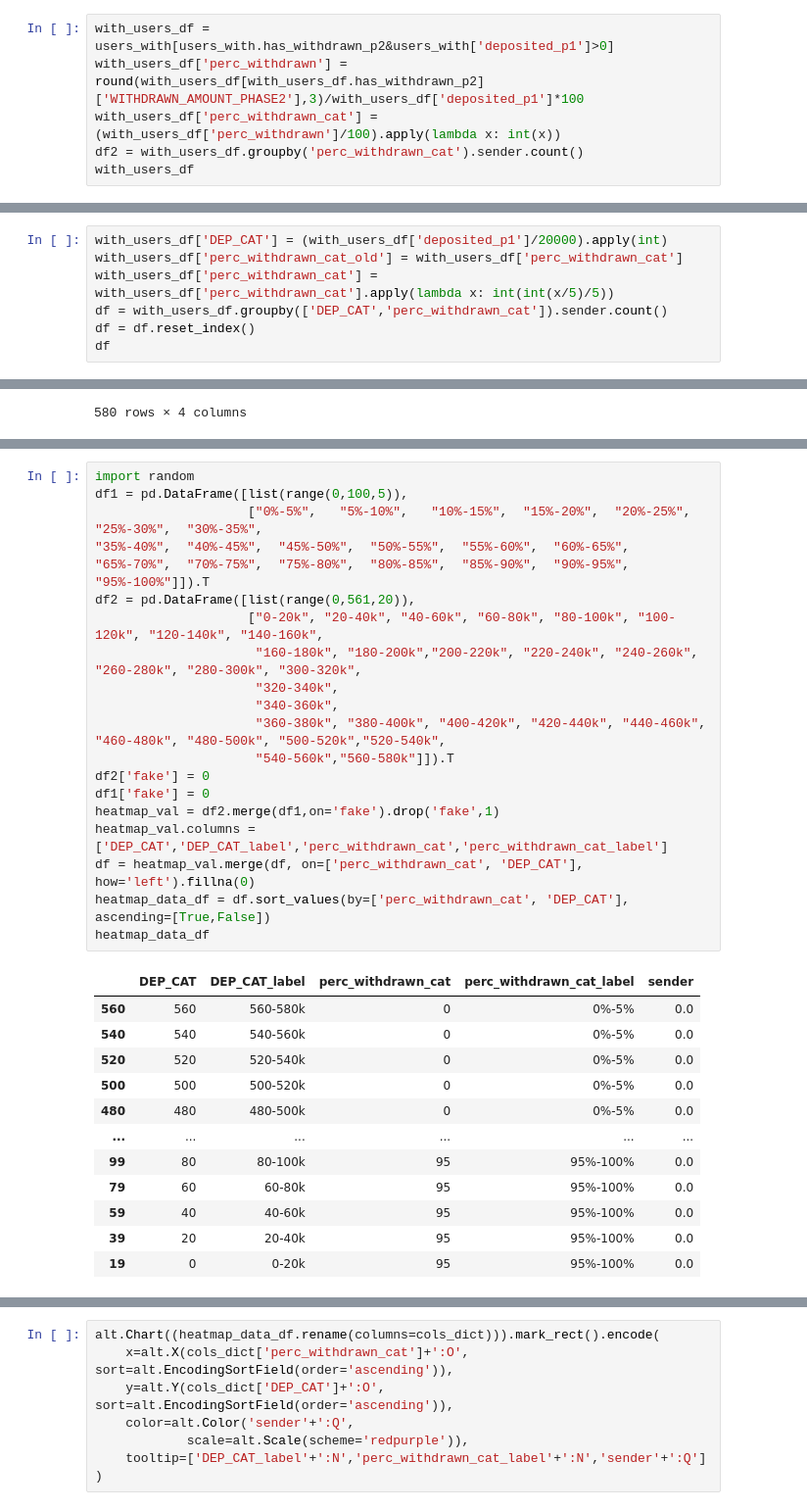
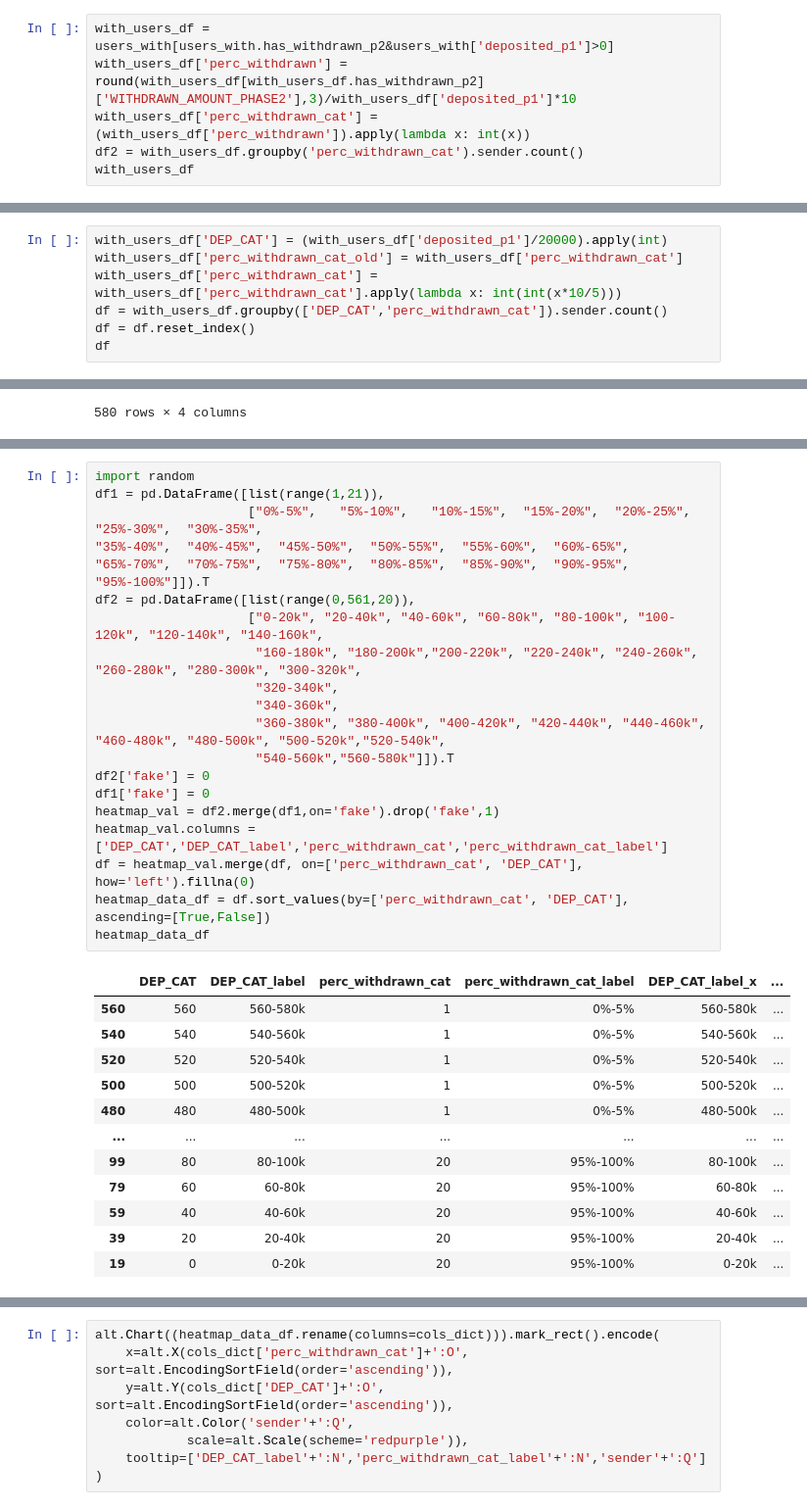
Before and after one commit to IncioMan/mars_lockdrop, a Jupyter notebook: notebook/Prism launch.ipynb, the cells around one changed output, grey strips where cells are left out. Shown at 98% size. Saved outputs shown, nothing was run; the diff lists cells and outputs as text.

```diff
--- a/notebook/Prism launch.ipynb
+++ b/notebook/Prism launch.ipynb
@@ -271,8 +275,8 @@ alt.Chart(p2_hourly_df.rename(columns=cols_dict)).mark_bar().encode(
 users_with.WITHDRAWN_AMOUNT_PHASE2 = users_with.WITHDRAWN_AMOUNT_PHASE2.apply(lambda x: x if x >=0 else 0)
 # %%
 with_users_df = users_with[users_with.has_withdrawn_p2&users_with['deposited_p1']>0]
-with_users_df['perc_withdrawn'] = round(with_users_df[with_users_df.has_withdrawn_p2]['WITHDRAWN_AMOUNT_PHASE2'],3)/with_users_df['deposited_p1']*100
-with_users_df['perc_withdrawn_cat'] = (with_users_df['perc_withdrawn']/100).apply(lambda x: int(x))
+with_users_df['perc_withdrawn'] = round(with_users_df[with_users_df.has_withdrawn_p2]['WITHDRAWN_AMOUNT_PHASE2'],3)/with_users_df['deposited_p1']*10
+with_users_df['perc_withdrawn_cat'] = (with_users_df['perc_withdrawn']).apply(lambda x: int(x))
 df2 = with_users_df.groupby('perc_withdrawn_cat').sender.count()
 with_users_df
 # %% [output]
@@ -374,7 +420,7 @@ alt.Chart(p2_hourly_df.rename(columns=cols_dict)).mark_line(point=True).encode(
 # %%
 with_users_df['DEP_CAT'] = (with_users_df['deposited_p1']/20000).apply(int)
 with_users_df['perc_withdrawn_cat_old'] = with_users_df['perc_withdrawn_cat']
-with_users_df['perc_withdrawn_cat'] = with_users_df['perc_withdrawn_cat'].apply(lambda x: int(int(x/5)/5))
+with_users_df['perc_withdrawn_cat'] = with_users_df['perc_withdrawn_cat'].apply(lambda x: int(int(x*10/5)))
 df = with_users_df.groupby(['DEP_CAT','perc_withdrawn_cat']).sender.count()
 df = df.reset_index()
 df
@@ -436,33 +522,33 @@ heatmap_val
 # %%
 import random
-df1 = pd.DataFrame([list(range(0,100,5)),
+df1 = pd.DataFrame([list(range(1,21)),
                     ["0%-5%",	"5%-10%",	"10%-15%",	"15%-20%",	"20%-25%",	"25%-30%",	"30%-35%",
 "35%-40%",	"40%-45%",	"45%-50%",	"50%-55%",	"55%-60%",	"60%-65%",
 "65%-70%",	"70%-75%",	"75%-80%",	"80%-85%",	"85%-90%",	"90%-95%",	"95%-100%"]]).T
 df2 = pd.DataFrame([list(range(0,561,20)),
                     ["0-20k", "20-40k", "40-60k", "60-80k", "80-100k", "100-120k", "120-140k", "140-160k",
                      "160-180k", "180-200k","200-220k", "220-240k", "240-260k", "260-280k", "280-300k", "300-320k",
                      "320-340k",
                      "340-360k",
                      "360-380k", "380-400k", "400-420k", "420-440k", "440-460k", "460-480k", "480-500k", "500-520k","520-540k",
                      "540-560k","560-580k"]]).T
 df2['fake'] = 0
 df1['fake'] = 0
 heatmap_val = df2.merge(df1,on='fake').drop('fake',1)
 heatmap_val.columns = ['DEP_CAT','DEP_CAT_label','perc_withdrawn_cat','perc_withdrawn_cat_label']
 df = heatmap_val.merge(df, on=['perc_withdrawn_cat', 'DEP_CAT'], how='left').fillna(0)
 heatmap_data_df = df.sort_values(by=['perc_withdrawn_cat', 'DEP_CAT'], ascending=[True,False])
 heatmap_data_df
 # %% [output]
-|  | DEP_CAT | DEP_CAT_label | perc_withdrawn_cat | perc_withdrawn_cat_label | sender |
-| 560 | 560 | 560-580k | 0 | 0%-5% | 0.0 |
-| 540 | 540 | 540-560k | 0 | 0%-5% | 0.0 |
-| 520 | 520 | 520-540k | 0 | 0%-5% | 0.0 |
-| 500 | 500 | 500-520k | 0 | 0%-5% | 0.0 |
-| 480 | 480 | 480-500k | 0 | 0%-5% | 0.0 |
-| ... | ... | ... | ... | ... | ... |
-| 99 | 80 | 80-100k | 95 | 95%-100% | 0.0 |
-| 79 | 60 | 60-80k | 95 | 95%-100% | 0.0 |
-| 59 | 40 | 40-60k | 95 | 95%-100% | 0.0 |
-| 39 | 20 | 20-40k | 95 | 95%-100% | 0.0 |
-| 19 | 0 | 0-20k | 95 | 95%-100% | 0.0 |
+|  | DEP_CAT | DEP_CAT_label | perc_withdrawn_cat | perc_withdrawn_cat_label | DEP_CAT_label_x | ... |
+| 560 | 560 | 560-580k | 1 | 0%-5% | 560-580k | ... |
+| 540 | 540 | 540-560k | 1 | 0%-5% | 540-560k | ... |
+| 520 | 520 | 520-540k | 1 | 0%-5% | 520-540k | ... |
+| 500 | 500 | 500-520k | 1 | 0%-5% | 500-520k | ... |
+| 480 | 480 | 480-500k | 1 | 0%-5% | 480-500k | ... |
+| ... | ... | ... | ... | ... | ... | ... |
+| 99 | 80 | 80-100k | 20 | 95%-100% | 80-100k | ... |
+| 79 | 60 | 60-80k | 20 | 95%-100% | 60-80k | ... |
+| 59 | 40 | 40-60k | 20 | 95%-100% | 40-60k | ... |
+| 39 | 20 | 20-40k | 20 | 95%-100% | 20-40k | ... |
+| 19 | 0 | 0-20k | 20 | 95%-100% | 0-20k | ... |
```
Also changed, not shown: parts of 15 cells of this notebook, 4 other files.
